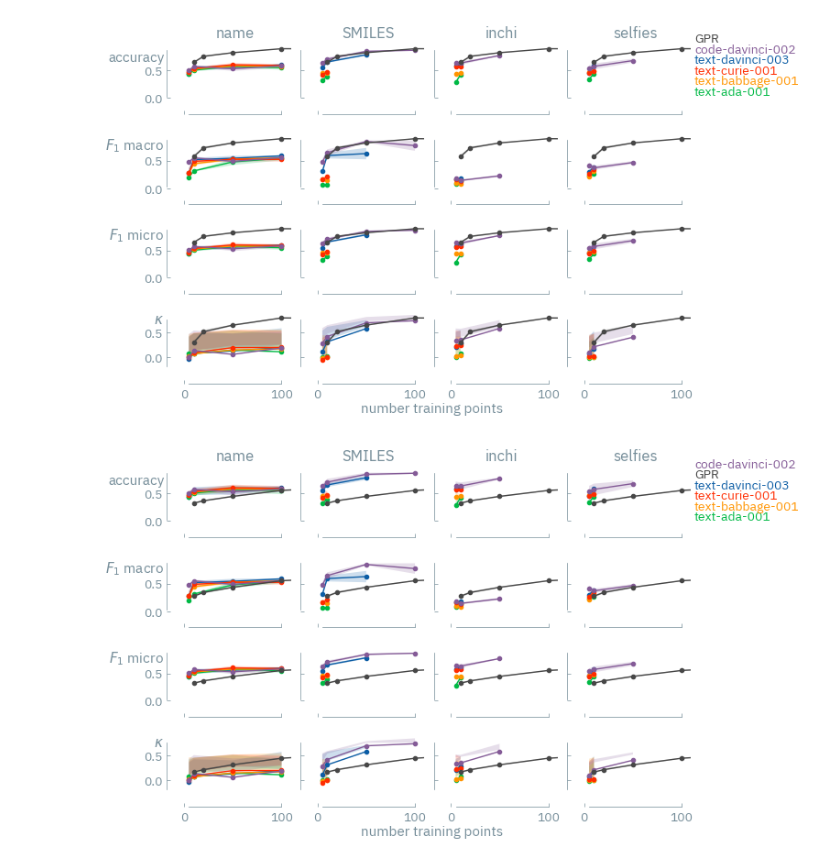
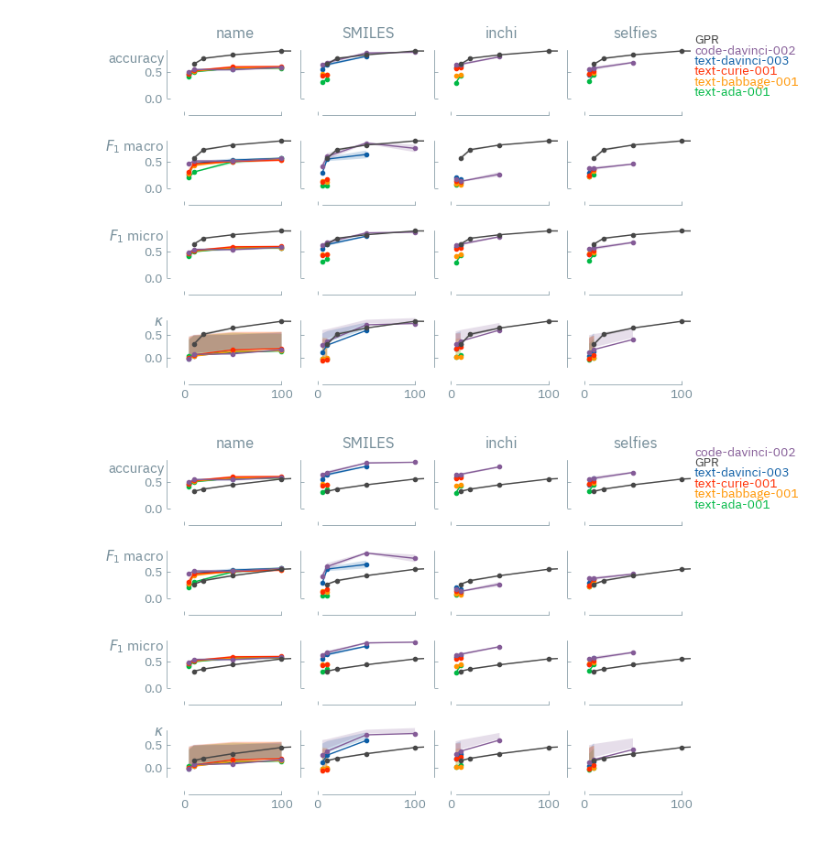
Before and after one commit to kjappelbaum/gptchem, a Jupyter notebook: experiments/07_few_shot_no_finetune/initial_test/classification/plot_results.ipynb, the cells around one changed output. Saved outputs shown, nothing was run; the diff lists cells and outputs as text; code cells hidden in the pictures.

```diff
--- a/experiments/07_few_shot_no_finetune/initial_test/classification/plot_results.ipynb
+++ b/experiments/07_few_shot_no_finetune/initial_test/classification/plot_results.ipynb
@@ -83,7 +86,7 @@ representations = ["name", "SMILES", "inchi", "selfies"]
 # %%
 max_x = 100
 # %%
-fig, ax = plt.subplots(
+ig, ax = plt.subplots(
     4, 4, sharex="all", sharey="row", figsize=(TWO_COL_WIDTH_INCH, TWO_COL_GOLDEN_RATIO_HEIGHT_INCH)
 )
 
@@ -243,36 +246,36 @@ for i, rpr in enumerate(representations):
         )
 
     ax[3][i].plot(
         gpr_results.loc[2, :].index.values,
         gpr_results.loc[2, :]["kappa"]["mean"].values,
         label=f"GPR",
         marker="o",
     )
 
     ax[3][i].fill_between(
         gpr_results.loc[2, :].index.values,
         gpr_results.loc[2, :]["kappa"]["mean"].values - gpr_results.loc[2, :]["kappa"]["sem"].values,
         gpr_results.loc[2, :]["kappa"]["mean"].values + gpr_results.loc[2, :]["kappa"]["sem"].values,
         alpha=0.2,
     )
 
 ylabel_top(
     r"$\kappa$",
     ax[3][0],
     x_pad=0.1
 )
 
 matplotx.line_labels(ax[0][3])
 plt.subplots_adjust(hspace=0.6, top=1, bottom=0.2)
 
 
 fig.text(0.4, 0.1, "number training points", fontdict={"size": 11})
 
 fig.savefig('few_shot_learning.pdf', bbox_inches='tight')
 # %% [output]
-[figure, old version]
+[figure, new version]
 # %%
-fig, ax = plt.subplots(
+ig, ax = plt.subplots(
     4, 4, sharex="all", sharey="row", figsize=(TWO_COL_WIDTH_INCH, TWO_COL_GOLDEN_RATIO_HEIGHT_INCH)
 )
 
@@ -288,8 +291,8 @@ for i, rpr in enumerate(representations):
         )
         ax[0][i].fill_between(
             grouped_df.loc[:, 2, rpr, model].index.values,
-            grouped_df.loc[(slice(None), 2, rpr, model), "accuracy"]["mean"].values - grouped_df.loc[(slice(None), 2, rpr, model), "accuracy"]["std"].values,
-            grouped_df.loc[(slice(None), 2, rpr, model), "accuracy"]["mean"].values + grouped_df.loc[(slice(None), 2, rpr, model), "accuracy"]["std"].values,
+            grouped_df.loc[(slice(None), 2, rpr, model), "accuracy"]["mean"].values - grouped_df.loc[(slice(None), 2, rpr, model), "accuracy"]["sem"].values,
+            grouped_df.loc[(slice(None), 2, rpr, model), "accuracy"]["mean"].values + grouped_df.loc[(slice(None), 2, rpr, model), "accuracy"]["sem"].values,
             alpha=0.2,
         )
 
@@ -420,8 +423,8 @@ for i, rpr in enumerate(representations):
 
         ax[3][i].fill_between(
             grouped_df.loc[:, 2, rpr, model].index.values,
-            grouped_df.loc[(slice(None), 2, rpr, model), "f1_micro"]["mean"].values - grouped_df.loc[(slice(None), 2, rpr, model), "kappa"]["std"].values,
-            grouped_df.loc[(slice(None), 2, rpr, model), "kappa"]["mean"].values + grouped_df.loc[(slice(None), 2, rpr, model), "kappa"]["std"].values,
+            grouped_df.loc[(slice(None), 2, rpr, model), "f1_micro"]["mean"].values - grouped_df.loc[(slice(None), 2, rpr, model), "kappa"]["sem"].values,
+            grouped_df.loc[(slice(None), 2, rpr, model), "kappa"]["mean"].values + grouped_df.loc[(slice(None), 2, rpr, model), "kappa"]["sem"].values,
             alpha=0.2,
         )
 
@@ -459,4 +462,4 @@ fig.text(0.4, 0.1, "number training points", fontdict={"size": 11})
 
 fig.savefig('few_shot_learning_5.pdf', bbox_inches='tight')
 # %% [output]
-[figure, old version]
+[figure, new version]
```
Also changed, not shown: parts of 2 cells of this notebook, 27 other files.
